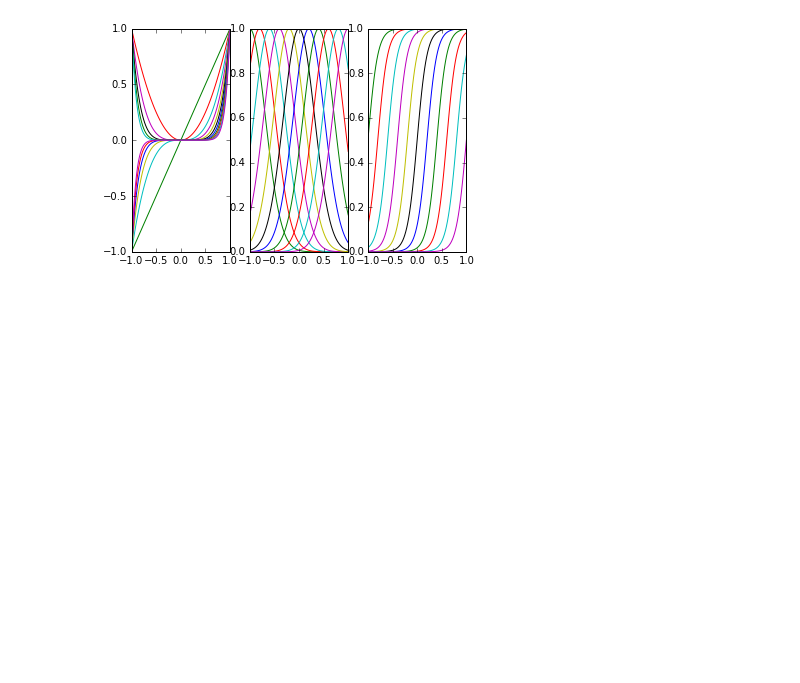
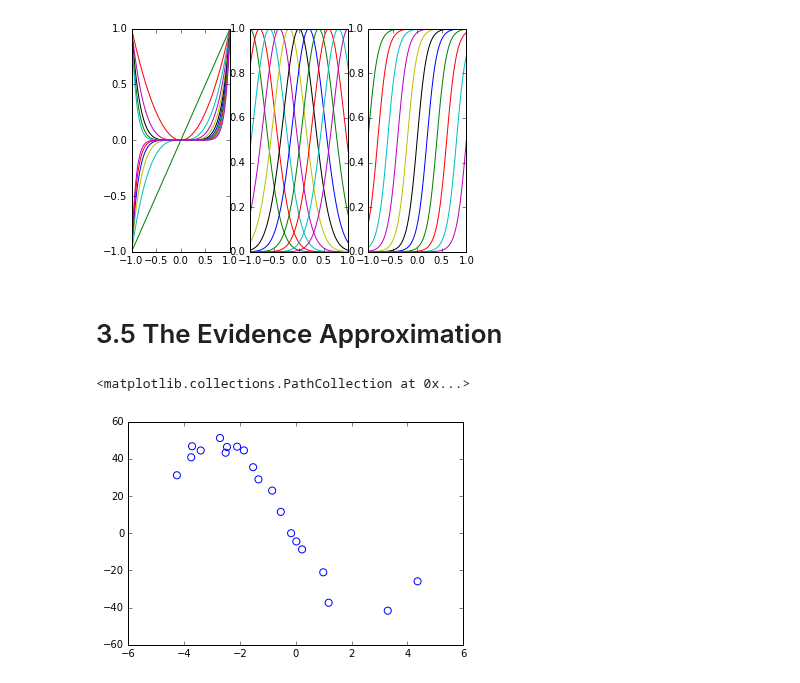
Before and after one commit to ctgk/PRML, a Jupyter notebook: ch03_Linear_Models_for_Regression.ipynb, the cells around one changed output. Cells and saved outputs as stored; diff of their text form; code cells hidden in the pictures; blank space fills up the shorter version.

Commit message:
demo of Evidence maximization

```diff
--- a/ch03_Linear_Models_for_Regression.ipynb
+++ b/ch03_Linear_Models_for_Regression.ipynb
@@ -20,3 +21,20 @@ for i, X in enumerate([X_polynomial, X_gaussian, X_sigmoidal]):
         plt.plot(x, X[:, j])
 # %% [output]
 [figure]
+# %% [markdown]
+# 3.5 The Evidence Approximation
+# %%
+def create_toy_data(func, low=0, high=1, sample_size=10, sigma=1.):
+    x = np.random.uniform(low, high, sample_size)
+    t = func(x) + np.random.normal(scale=sigma, size=sample_size)
+    return x, t
+
+def func(x):
+    return x * (x - 5) * (x + 5)
+
+x, t = create_toy_data(func, -5, 5, 20, 5)
+
+plt.scatter(x, t, s=50, facecolor="none", edgecolor="b", label="observation")
+# %% [output]
+<matplotlib.collections.PathCollection at 0x...>
+[figure, added]
```
Also changed, not shown: parts of 2 cells of this notebook.
